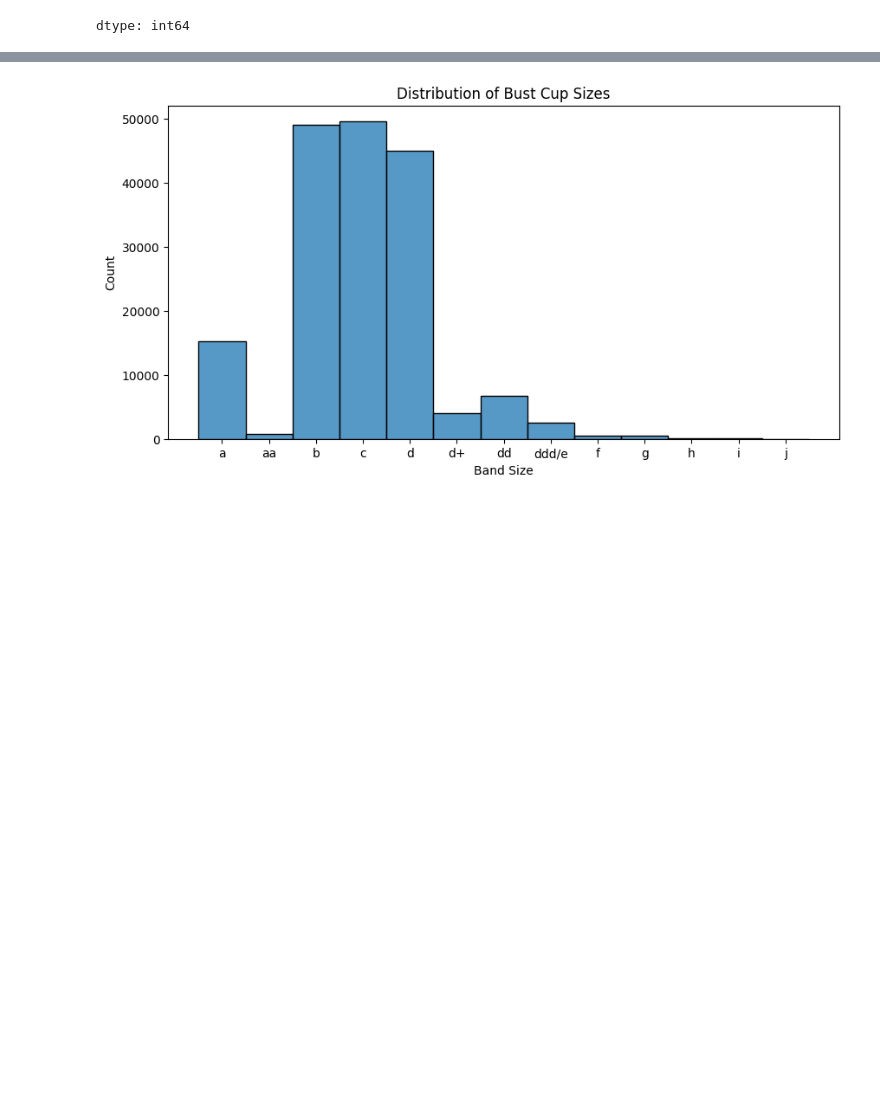
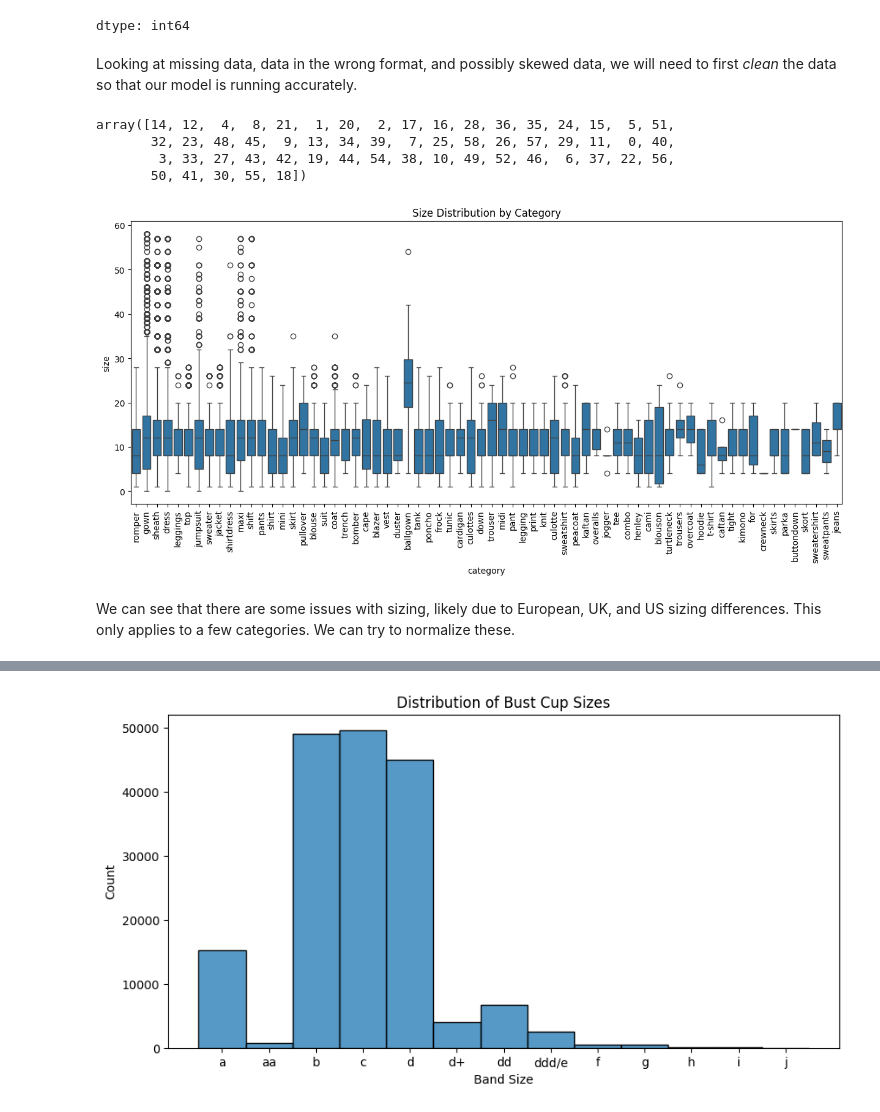
Before and after one commit to kpacker77/CSE158_Assign2, a Jupyter notebook: Assignment2.ipynb, the cells around one changed output, grey strips where cells are left out. Drawn from its saved outputs; the diff is of its cells as text; code cells hidden in the pictures; blank space fills up the shorter version.

```diff
--- a/Assignment2.ipynb
+++ b/Assignment2.ipynb
@@ -113,6 +101,8 @@ df.isna().sum().sort_values(ascending=False)
 | size | 0 |
 | review_date | 0 |
 dtype: int64
+# %% [markdown]
+Looking at missing data, data in the wrong format, and possibly skewed data, we will need to first *clean* the data so that our model is running accurately.
 # %%
 def h_to_in(h):
     if pd.isna(h):
@@ -133,3 +123,20 @@ df['height'] = df['height'].apply(h_to_in)
 # Remove 'lbs' and convert to numeric
 df['weight'] = df['weight'].str.replace('lbs', '', regex=False)  # remove the string 'lbs'
 df['weight'] = pd.to_numeric(df['weight'], errors='coerce')     # convert to float
+# %%
+df['size'].unique()
+# %% [output]
+array([14, 12,  4,  8, 21,  1, 20,  2, 17, 16, 28, 36, 35, 24, 15,  5, 51,
+       32, 23, 48, 45,  9, 13, 34, 39,  7, 25, 58, 26, 57, 29, 11,  0, 40,
+        3, 33, 27, 43, 42, 19, 44, 54, 38, 10, 49, 52, 46,  6, 37, 22, 56,
+       50, 41, 30, 55, 18])
+# %%
+plt.figure(figsize=(15,6))
+sns.boxplot(x='category', y='size', data=df)
+plt.xticks(rotation=90)
+plt.title('Size Distribution by Category')
+plt.show()
+# %% [output]
+[figure, added]
+# %% [markdown]
+We can see that there are some issues with sizing, likely due to European, UK, and US sizing differences. This only applies to a few categories. We can try to normalize these.
```
Also changed, not shown: parts of 35 cells of this notebook.
